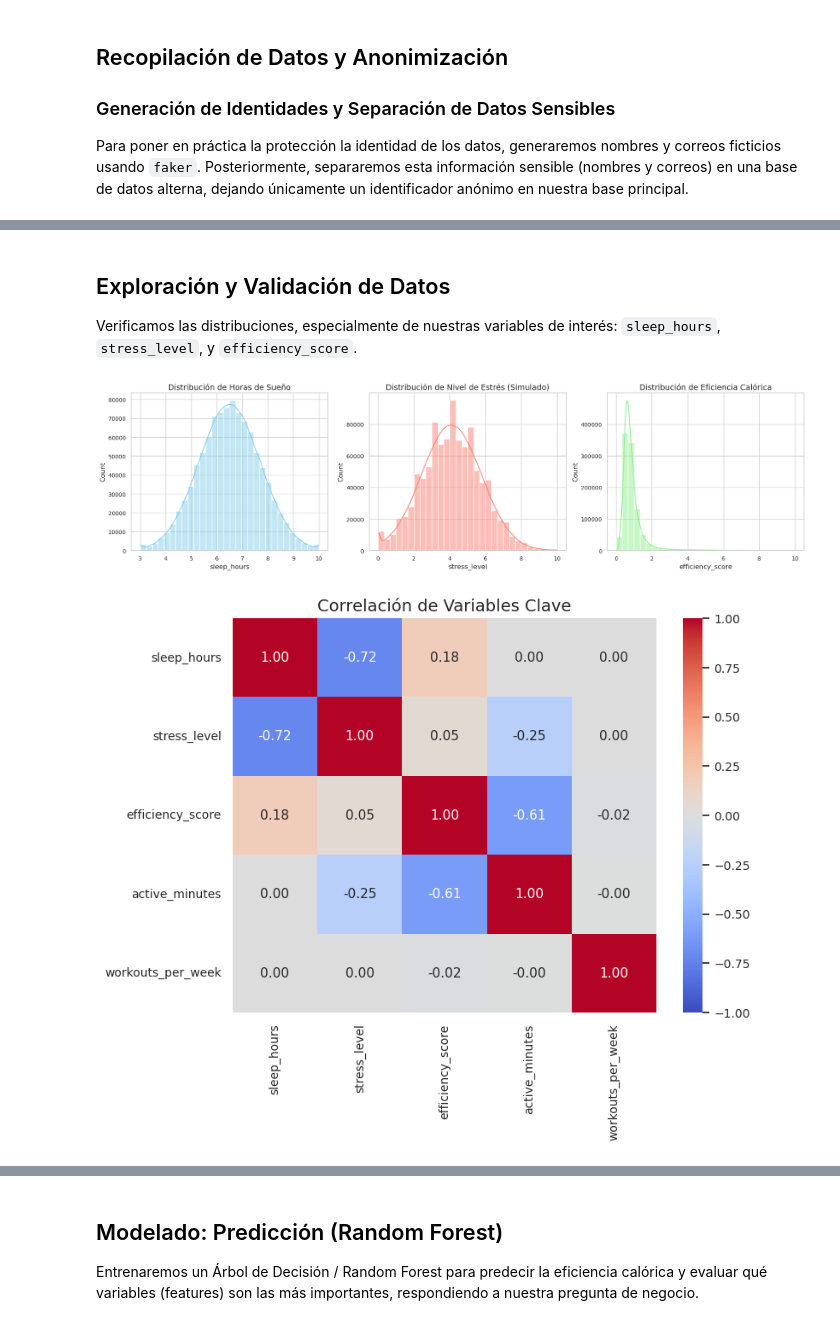
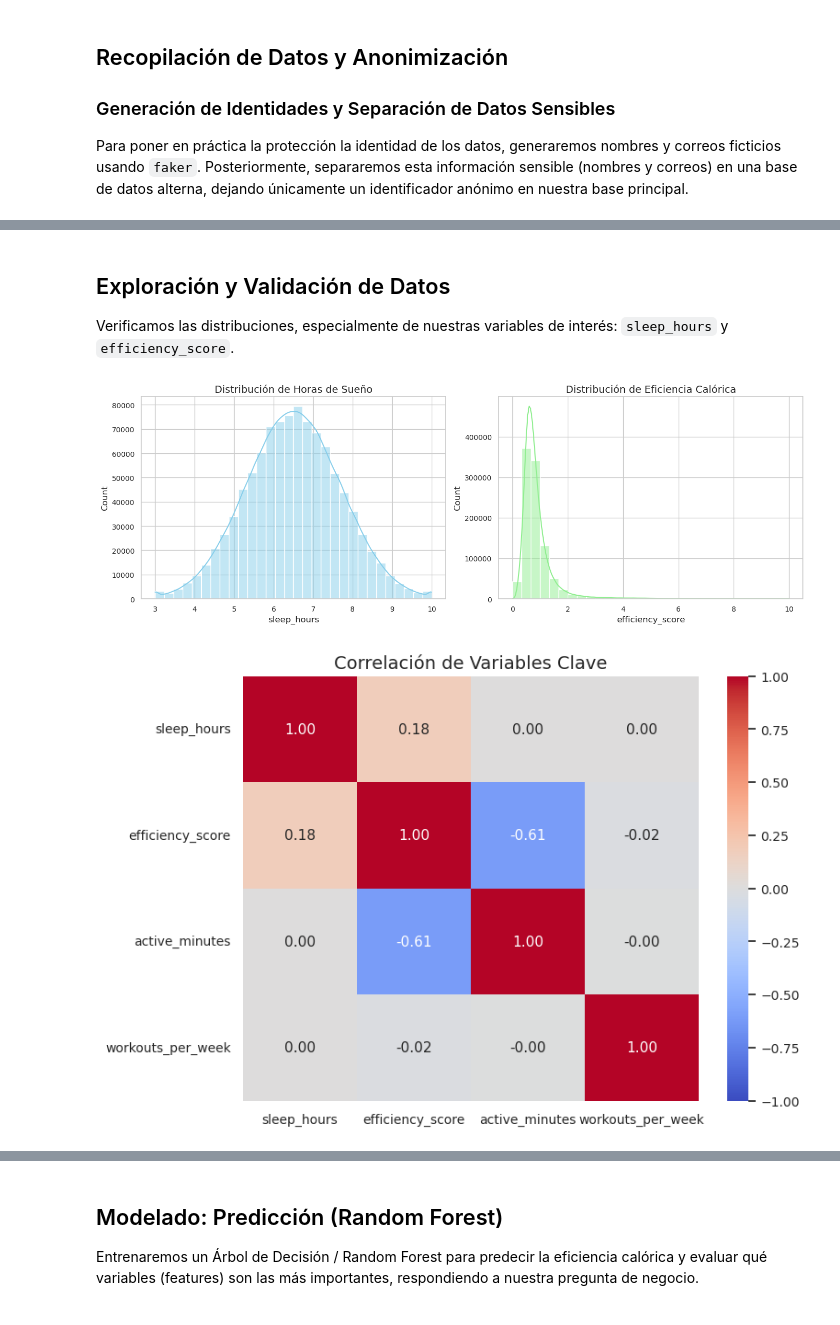
Before and after one commit to CARALACM/proyecto_final_ciencias_datos, a Jupyter notebook: Notebook.ipynb, the cells around one changed output, grey strips where cells are left out. Cells and saved outputs as stored; diff of their text form; code cells hidden in the pictures.

```diff
--- a/Notebook.ipynb
+++ b/Notebook.ipynb
@@ -63,10 +87,7 @@ df = pd.read_csv(file_path)
 
 n_records = len(df)
 
-print("Generando perfiles sintéticos de estrés...")
-df['stress_level'] = np.clip(10 - df['sleep_hours'] + (df['heart_rate_resting'] - 60)/10 + np.random.normal(0, 1, n_records), 0, 10).round(1)
-
-print("Generando identidades sintéticas, suele tardar menos de 2 minutos...")
+print("Generando identidades sintéticas...")
 fake_names = [fake.name() for _ in range(n_records)]
 fake_emails = [fake.ascii_free_email() for _ in range(n_records)]
 
@@ -75,9 +96,9 @@ df.insert(0, 'id_usuario', [f"USR_{i:07d}" for i in range(n_records)])
 df.insert(1, 'name', fake_names)
 df.insert(2, 'email', fake_emails)
 
-# Mostrar base de datos con nombres
-print("Identidades sintéticas generadas. Mostrando base de datos con identidades.")
-display(df.head())
+# Mostrar base de datos con indentidades.
+print("Base de datos con identidades sintéticas:")
+display(df)
 
 # Separar la información sensible
 df_sensible = df[['name', 'email', 'id_usuario']].copy()
@@ -110,34 +137,28 @@ Anonimización completada. Base de datos segura guardada en 'database/calorie_ef
 | 4 | USR_0000004 | 22 | 6490 | 82 | 1500 | 5.80 | 0.97 | ... |
 # %% [markdown]
 ## Exploración y Validación de Datos
-Verificamos las distribuciones, especialmente de nuestras variables de interés: `sleep_hours`, `stress_level`, y `efficiency_score`.
+Verificamos las distribuciones, especialmente de nuestras variables de interés: `sleep_hours` y `efficiency_score`.
 # %%
-
-fig, axs = plt.subplots(1, 3, figsize=(18, 5))
+fig, axs = plt.subplots(1, 2, figsize=(14, 5))
 sns.histplot(df['sleep_hours'], bins=30, kde=True, ax=axs[0], color='skyblue')
 axs[0].set_title('Distribución de Horas de Sueño')
 
-sns.histplot(df['stress_level'], bins=30, kde=True, ax=axs[1], color='salmon')
-axs[1].set_title('Distribución de Nivel de Estrés (Simulado)')
-
-sns.histplot(df['efficiency_score'], bins=30, kde=True, ax=axs[2], color='lightgreen')
-axs[2].set_title('Distribución de Eficiencia Calórica')
+sns.histplot(df['efficiency_score'], bins=30, kde=True, ax=axs[1], color='lightgreen')
+axs[1].set_title('Distribución de Eficiencia Calórica')
 
 plt.tight_layout()
-plt.savefig('documentation/notebook_images/distribuciones.png', bbox_inches='tight')
 plt.show()
 
-# Correlación entre estrés, sueño y eficiencia
-correlation_cols = ['sleep_hours', 'stress_level', 'efficiency_score', 'active_minutes', 'workouts_per_week']
+# Correlación entre sueño y eficiencia
+correlation_cols = ['sleep_hours', 'efficiency_score', 'active_minutes', 'workouts_per_week']
 corr = df[correlation_cols].corr()
 
 plt.figure(figsize=(8, 6))
 sns.heatmap(corr, annot=True, cmap='coolwarm', fmt=".2f", vmin=-1, vmax=1)
 plt.title("Correlación de Variables Clave")
-plt.savefig('documentation/notebook_images/correlacion.png', bbox_inches='tight')
 plt.show()
 # %% [output]
-[figure, old version]
+[figure, new version]
-[figure, old version]
+[figure, new version]
 # %% [markdown]
 ## Modelado: Agrupamiento (K-Means)
```
Also changed, not shown: parts of 14 cells of this notebook, 6 other files.
